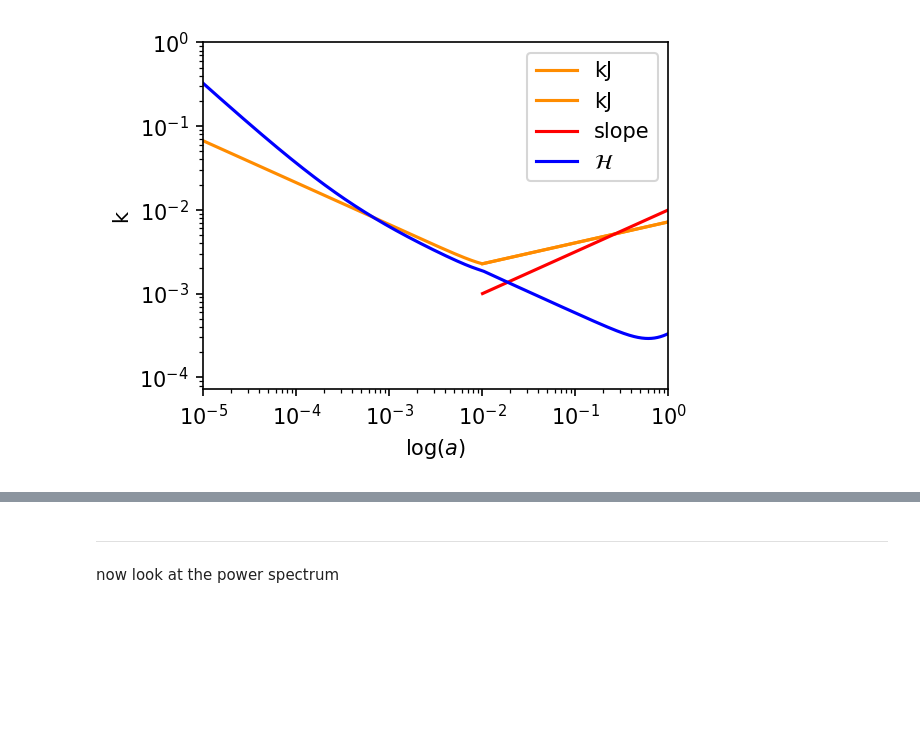
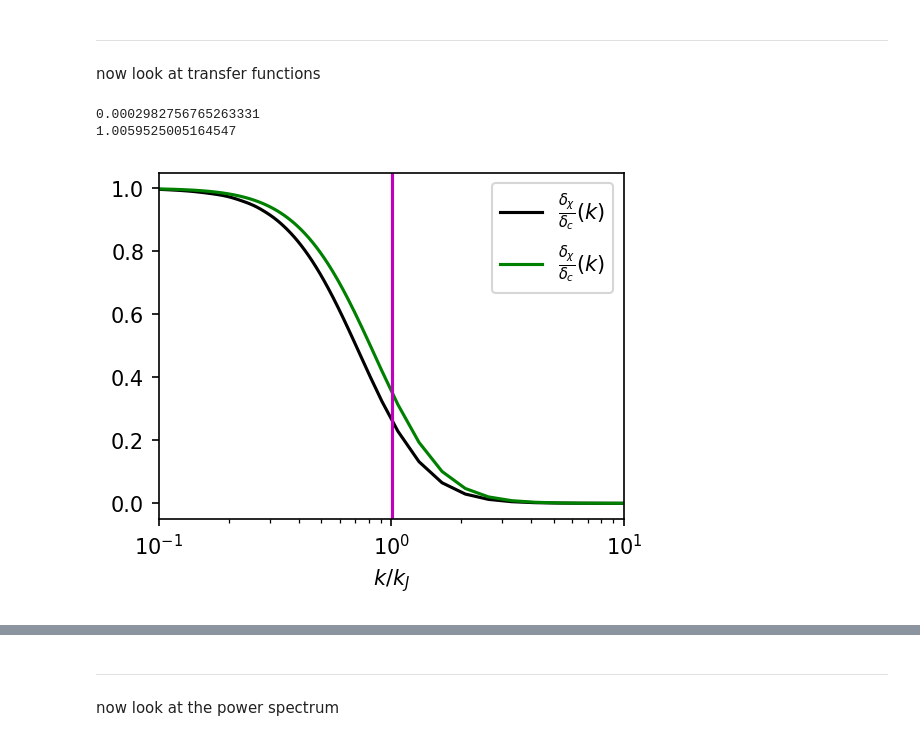
Before and after one commit to fverd/class, a Jupyter notebook: soundsped-scripts/ULAstest_bck_pert.ipynb, the cells around one changed output, grey strips where cells are left out. Drawn from its saved outputs; the diff is of its cells as text; code cells hidden in the pictures; blank space fills up the shorter version.

```diff
--- a/soundsped-scripts/ULAstest_bck_pert.ipynb
+++ b/soundsped-scripts/ULAstest_bck_pert.ipynb
@@ -85,27 +99,0 @@ plt.show()
-# %%
-plt.figure(figsize=(4,3), dpi=150)
-h = chiCDM.h() # get reduced Hubble for conversions to 1/Mpc
-kJ_chi=chibck['(.)kJ_chi']
-
-Ha=a*chibck['H [1/Mpc]']
-Ha_chi_int=interp1d(a,Ha)
-
-plt.xlabel(r'$a $')
-
-plt.loglog(a[a>aNR],kJ_chi[a>aNR],'darkorange',label=r'kJ')
-plt.loglog(a,kJ_chi,'darkorange',label=r'kJ')
-
-plt.loglog(a[a>aNR],1.e-3*(a[a>aNR]/aNR)**(0.5),'r',label=r'slope')
-
-plt.loglog(a,Ha/h,'blue',label=r'$\mathcal{H}$')
-
-plt.xlim([1.e-5,1.])
-plt.ylim([None,1.])
-
-plt.legend(loc='best')
-plt.xscale('log')
-plt.xlabel(r'$\log(a)$')
-plt.ylabel(r'k')
-plt.show()
-# %% [output]
-[figure, removed]
@@ -111,0 +106,37 @@ plt.show()
+# %% [markdown]
+---
+now look at transfer functions
+# %%
+zeval = 0.5
+chi_tk_k = chiCDM.get_transfer(z=zeval)
+
+kEval=chi_tk_k['k (h/Mpc)']
+d_chi_k=-chi_tk_k['d_chi']
+d_cdm_k=-chi_tk_k['d_cdm']
+
+T_ratio_k =d_chi_k/ d_cdm_k
+
+def g_an(t):
+    return  1 + 6 * np.exp(-t) * np.cos(np.sqrt(6) * np.exp(-t / 2)) * sici(np.sqrt(6) * np.exp(-t / 2))[1] - 3 * np.exp(-t) * np.pi * np.sin(np.sqrt(6) * np.exp(-t / 2)) + 6 * np.exp(-t) * np.sin(np.sqrt(6) * np.exp(-t / 2)) * sici(np.sqrt(6) * np.exp(-t / 2))[0]
+
+H0p5 = Ha_chi_int(0.666)/0.666
+print(H0p5)
+
+kJ0p5 = np.sqrt(H0p5 * m_ax)/0.67810
+
+print(kJ0p5)
+plt.figure(figsize=(4,3), dpi=150)
+plt.plot(kEval, T_ratio_k,'k',label=r'$\frac{\delta_\chi}{\delta_c}(k)$')
+plt.plot(kEval, g_an(-4*np.log(kEval/(kJ0p5))),'g',label=r'$\frac{\delta_\chi}{\delta_c}(k)$')
+
+
+plt.axvline(kJ0p5, color='m')
+plt.xscale('log')
+plt.xlabel(r'$k/k_J$')
+plt.legend()
+plt.xlim([1.e-1,1.e1])
+plt.show()
+# %% [output]
+0.0002982756765263331
+1.0059525005164547
+[figure, added]
```
Also changed, not shown: parts of 8 cells of this notebook, 6 other files.
